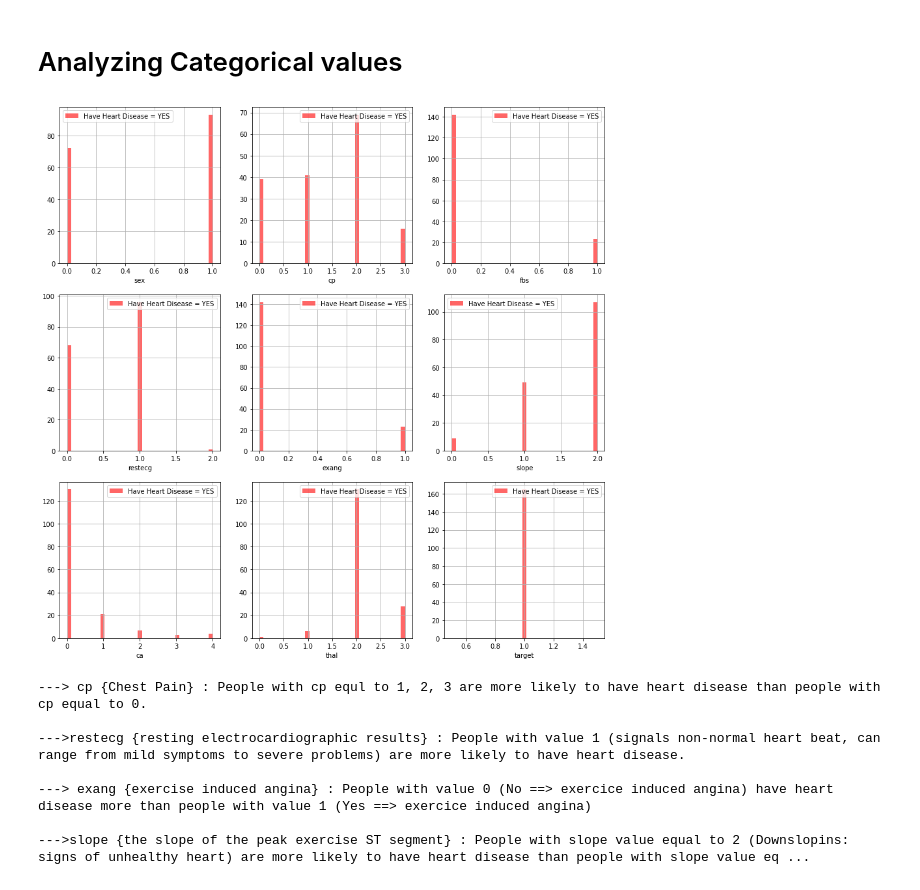
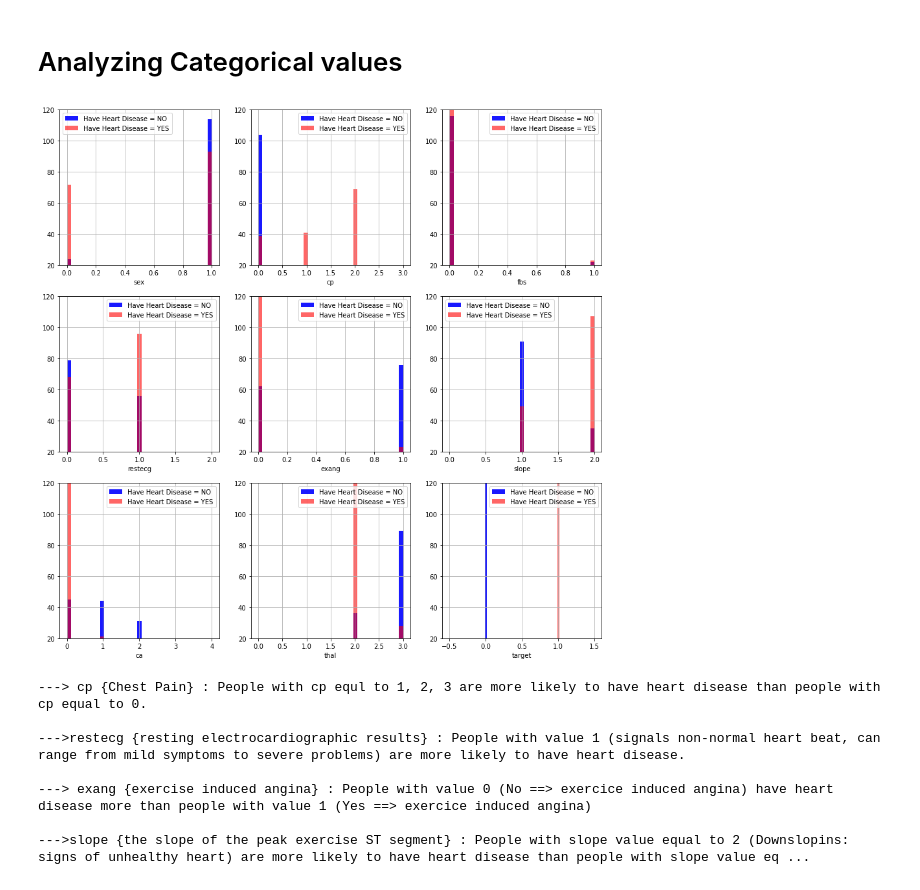
Before and after one commit to northcampus-university-of-kashmir/Heart-Disease-Detection-System, a Jupyter notebook: Visulization.ipynb, the cells around one changed output. Saved outputs shown, nothing was run; the diff lists cells and outputs as text; code cells hidden in the pictures.

```diff
--- a/Visulization.ipynb
+++ b/Visulization.ipynb
@@ -92,16 +92,17 @@ target : [1 0]
 # %%
 plt.figure(figsize=(15, 15))
 
 for i, column in enumerate(categorical_val, 1):
     plt.subplot(3, 3, i)
-    df[df["target"] == 0][column].hist(bins=35, color='blue', label='Have Heart Disease = NO', alpha=0.6)
+    plt.ylim(20,120)
+    df[df["target"] == 0][column].hist(bins=35, color='blue', label='Have Heart Disease = NO', alpha=0.9)
     df[df["target"] == 1][column].hist(bins=35, color='red', label='Have Heart Disease = YES', alpha=0.6)
     plt.legend()
     plt.xlabel(column)
 
 #plot men and female count and having disease or not
 # %% [output]
-[figure, old version]
+[figure, new version]
 # %%
 print("---> cp {Chest Pain} : People with cp equl to 1, 2, 3 are more likely to have heart disease than people with cp equal to 0.\n\n--->restecg {resting electrocardiographic results} : People with value 1 (signals non-normal heart beat, can range from mild symptoms to severe problems) are more likely to have heart disease.\n\n---> exang {exercise induced angina} : People with value 0 (No ==> exercice induced angina) have heart disease more than people with value 1 (Yes ==> exercice induced angina)\n\n--->slope {the slope of the peak exercise ST segment} : People with slope value equal to 2 (Downslopins: signs of unhealthy heart) are more likely to have heart disease than people with slope value equal to 0 (Upsloping: better heart rate with excercise) or 1 (Flatsloping: minimal change (typical healthy heart)).\n\n-->ca {number of major vessels (0-3) colored by flourosopy} : the more blood movement the better so people with ca equal to 0 are more likely to have heart disease.\n\n --->thal {thalium stress result} : People with thal value equal to 2 (fixed defect: used to be defect but ok now) are more likely to have heart disease.")
 # %% [output]
```
Also changed, not shown: parts of 4 cells of this notebook, 4 other files.
